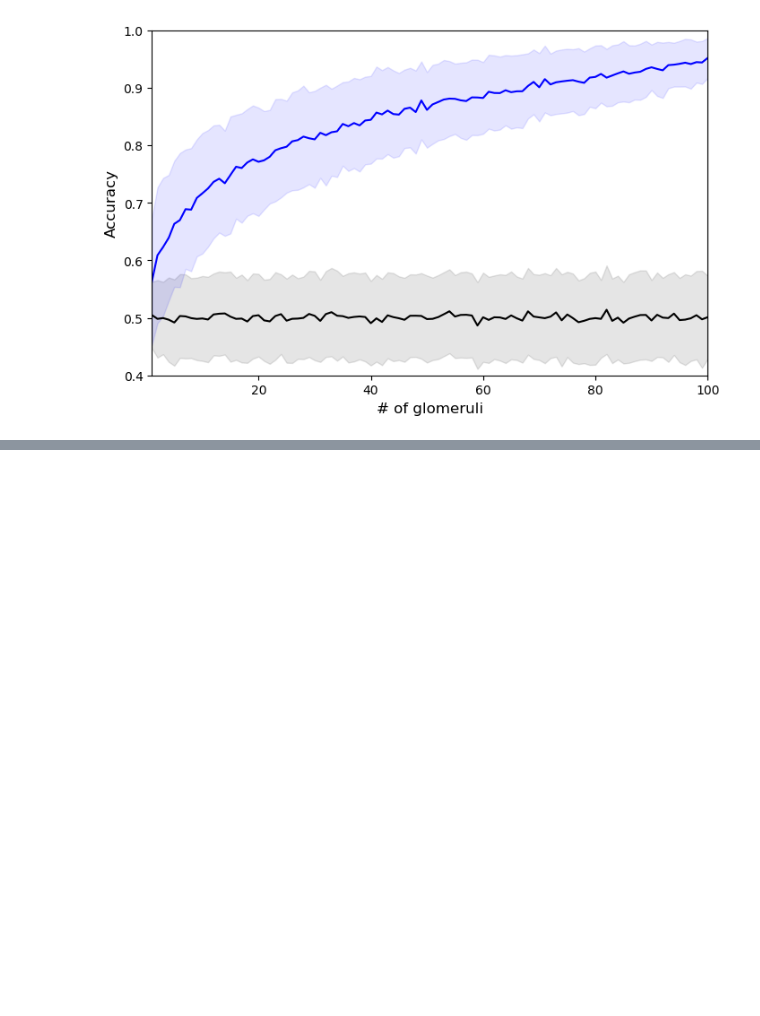
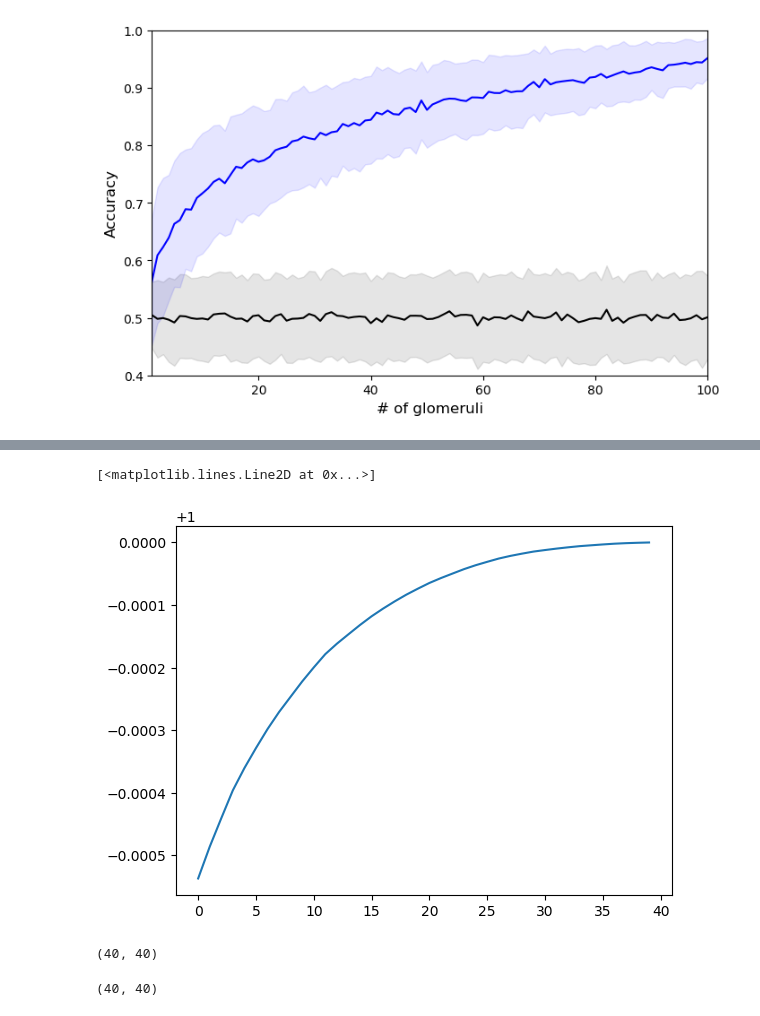
Before and after one commit to stootoon/crick-osn-model-release, a Jupyter notebook: multiple-glomeruli-single-amp/make_figure_decoding_delay.ipynb, the cells around one changed output, grey strips where cells are left out. Cells and saved outputs as stored; diff of their text form; code cells hidden in the pictures; blank space fills up the shorter version.

```diff
--- a/multiple-glomeruli-single-amp/make_figure_decoding_delay.ipynb
+++ b/multiple-glomeruli-single-amp/make_figure_decoding_delay.ipynb
@@ -45,0 +60,13 @@ Wrote decoding_delay_conc100.pdf
+# %%
+plot(cumsum(S**2)/sum(S**2))
+# %% [output]
+[<matplotlib.lines.Line2D at 0x...>]
+[figure, added]
+# %%
+v.shape
+# %% [output]
+(40, 40)
+# %%
+U.shape
+# %% [output]
+(40, 40)
```
Also changed, not shown: parts of 4 cells of this notebook, 3 other files.
